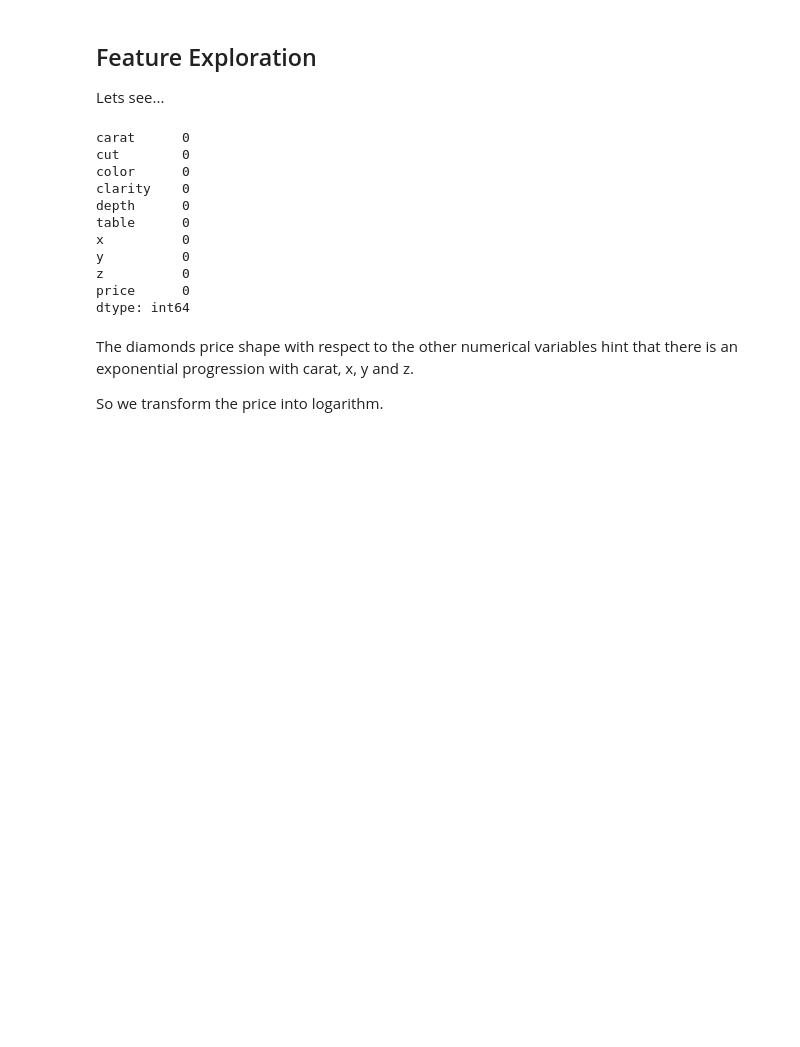
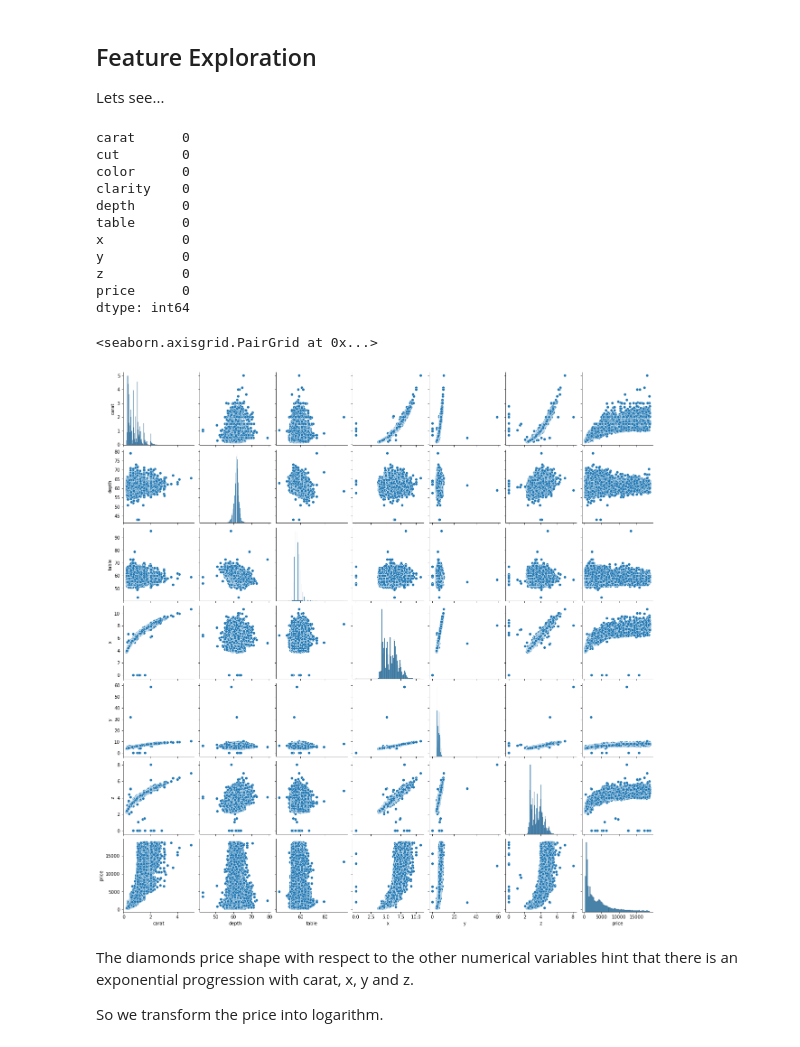
Before and after one commit to nachordo/kaggle-competition, a Jupyter notebook: data-exploration.ipynb, the cells around one changed output. Saved outputs shown, nothing was run; the diff lists cells and outputs as text; code cells hidden in the pictures; blank space fills up the shorter version.

```diff
--- a/data-exploration.ipynb
+++ b/data-exploration.ipynb
@@ -86,7 +86,10 @@ z          0
 price      0
 dtype: int64
 # %%
-#sns.pairplot(diamonds)
+sns.pairplot(diamonds)
+# %% [output]
+<seaborn.axisgrid.PairGrid at 0x...>
+[figure, added]
 # %% [markdown]
 The diamonds price shape with respect to the other numerical variables hint that there is an exponential progression with carat, x, y and z.
 
```
Also changed, not shown: parts of 37 cells of this notebook, 1 other file.
